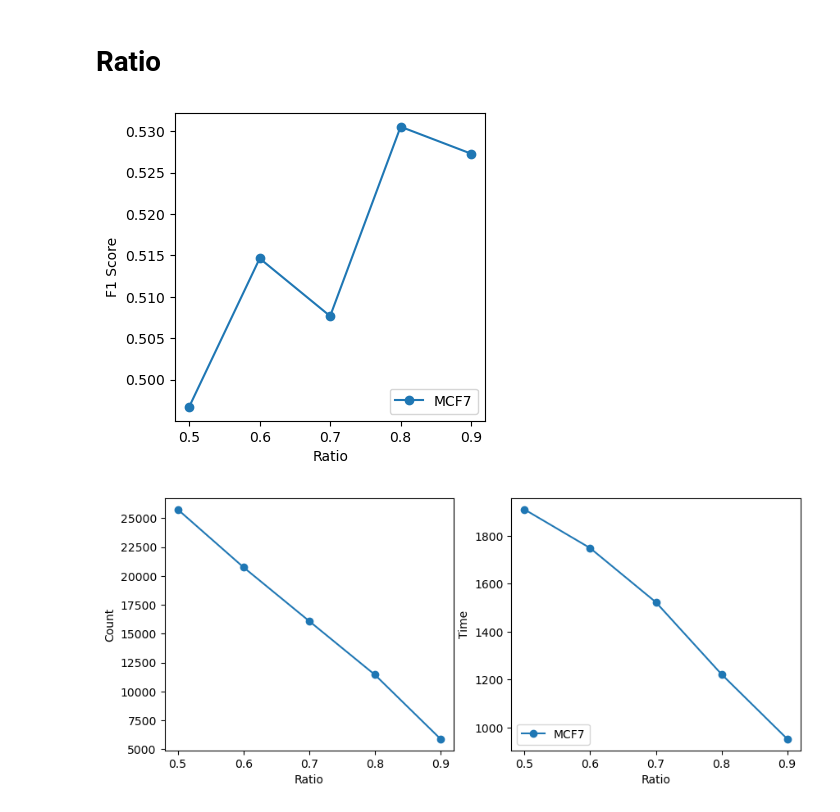
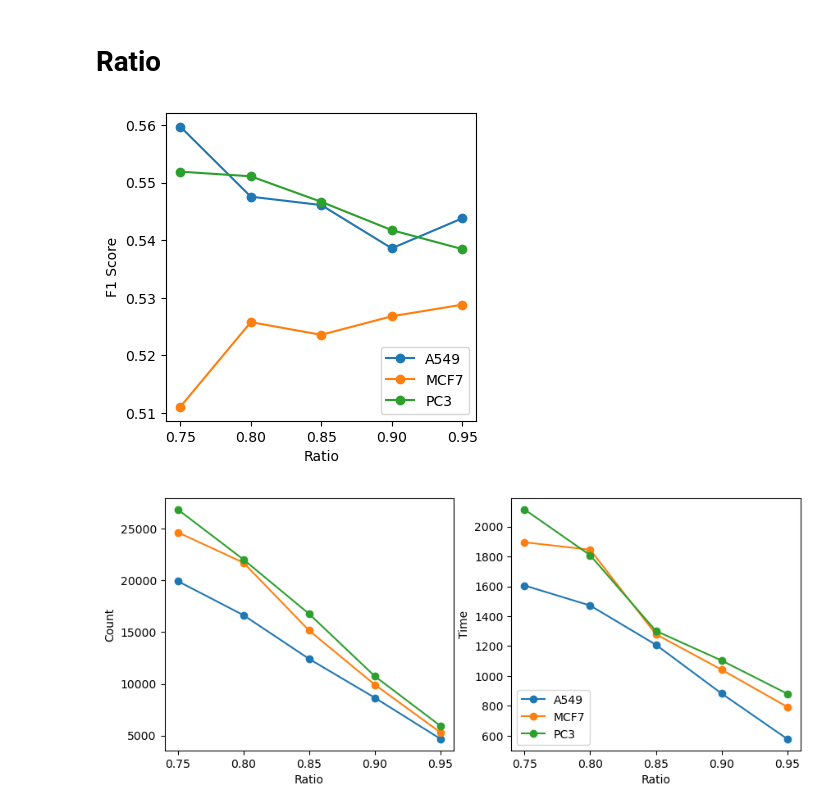
Before and after one commit to dearhannah/AnchorDrug_official, a Jupyter notebook: DataAnalysis/advBIM_hyperparameter_AL.ipynb, the cells around one changed output. Drawn from its saved outputs; the diff is of its cells as text; code cells hidden in the pictures.

```diff
--- a/DataAnalysis/advBIM_hyperparameter_AL.ipynb
+++ b/DataAnalysis/advBIM_hyperparameter_AL.ipynb
@@ -115,34 +115,40 @@ def plotfile(f, f1, precision, recall, accuracy, f1_marco):
 # %% [markdown]
 # Ratio
 # %%
+
 poscode = 1
 logroot = '/egr/research-aidd/menghan1/AnchorDrug/ActiveLearning_one_cellline/logfile/new_advbim_ratio/'
 root_dir = '/egr/research-aidd/menghan1/AnchorDrug/ActiveLearning_one_cellline/preds/new_advbim_ratio'
 file_list = os.listdir(logroot)
-# file_list_A549 = [f[:-4] for f in file_list if 'A549_AdversarialBIM' in f]
-file_list_MCF7 = [f[:-4]  for f in file_list if 'MCF7_AdversarialBIM' in f]
-# file_list_PC3 = [f[:-4]  for f in file_list if 'PC3_AdversarialBIM' in f]
+file_list_A549 = [f[:-4] for f in file_list if 'A549_AdversarialBIM' in f]
+file_list_MCF7 = [f[:-4] for f in file_list if 'MCF7_AdversarialBIM' in f]
+file_list_PC3 = [f[:-4] for f in file_list if 'PC3_AdversarialBIM' in f]
 
-# xa549, ya549 = getxy(root_dir, file_list_A549, poscode=1)
-# xpc3, ypc3 = getxy(root_dir, file_list_PC3, poscode=1)
+file_list_A549 = [f for f in file_list_A549 if '-0.1-0.0005' in f]
+file_list_MCF7 = [f for f in file_list_MCF7 if '-0.1-0.0005' in f]
+file_list_PC3 = [f for f in file_list_PC3 if '-0.1-0.0005' in f]
+
+xa549, ya549 = getxy(root_dir, file_list_A549, poscode=1)
+xpc3, ypc3 = getxy(root_dir, file_list_PC3, poscode=1)
 xmcf7, ymcf7 = getxy(root_dir, file_list_MCF7, poscode=1)
 
 fig, ax = plt.subplots(1,1, figsize=(4,4))
-# ax.plot(xa549, ya549, 'o-', label='A549')
+ax.plot(xa549, ya549, 'o-', label='A549')
 ax.plot(xmcf7, ymcf7, 'o-', label='MCF7')
-# ax.plot(xpc3, ypc3, 'o-', label='PC3')
+ax.plot(xpc3, ypc3, 'o-', label='PC3')
 plt.legend(loc='lower right')
 plt.ylabel('F1 Score')
 plt.xlabel('Ratio')
 plt.show()
 # %% [output]
-[figure, old version]
+[figure, new version]
 # %%
 file_list = os.listdir(logroot)
 poscode = 1
 fig1, ax = plt.subplots(1,2, figsize=(10,4))
-for c in ['A549', 'MCF7', 'PC3'][1:-1]:
+for c in ['A549', 'MCF7', 'PC3']:
     file_list_c = [f for f in file_list if f'{c}_AdversarialBIM' in f]
+    file_list_c = [f for f in file_list_c if '-0.1-0.0005' in f]
     # fig, ax = plt.subplots(1,2, figsize=(10,4))
     dist_list = []
     time_list = []
@@ -176,4 +182,4 @@ ax[0].set_xlabel('Ratio')
 fig.tight_layout()
 plt.show()
 # %% [output]
-[figure, old version]
+[figure, new version]
```
Also changed, not shown: 6 other files.
